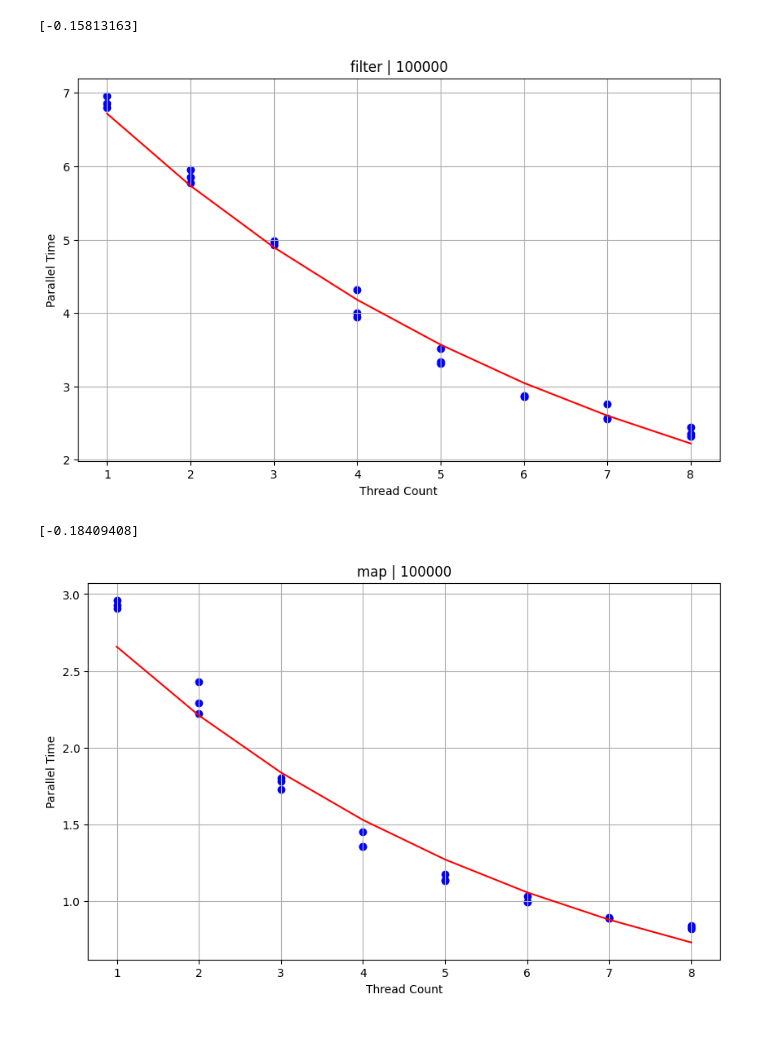
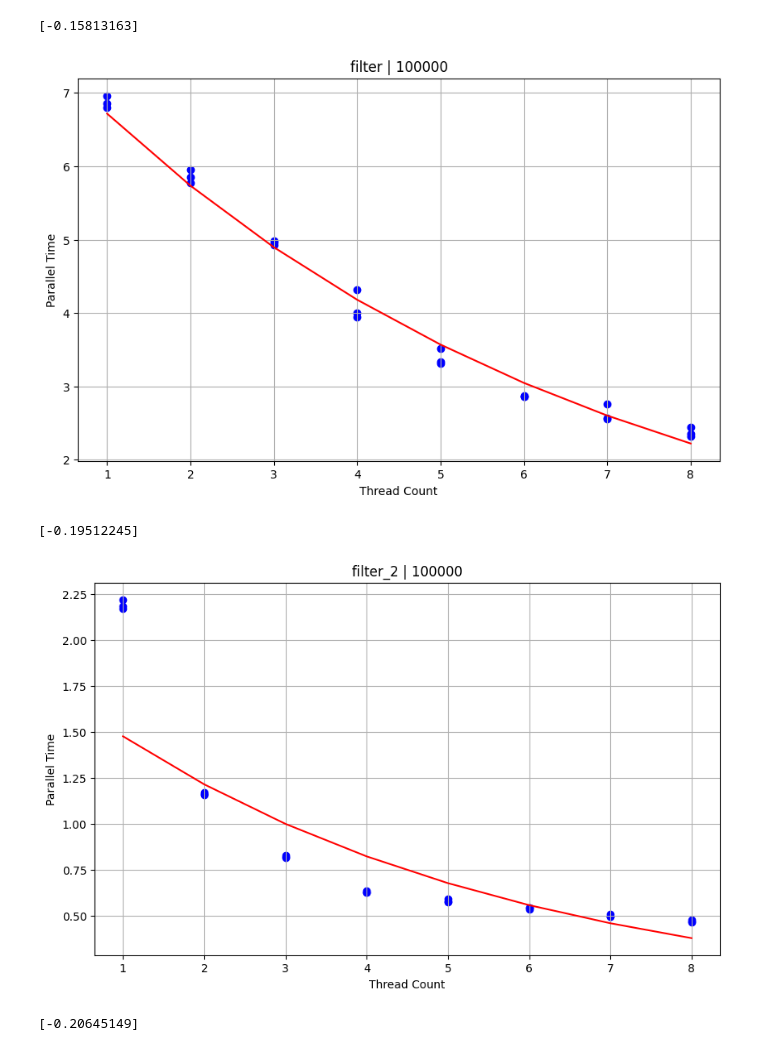
Before and after one commit to jhbarr/CSC-297, a Jupyter notebook: graph_plots.ipynb, the cells around one changed output. Drawn from its saved outputs; the diff is of its cells as text; code cells hidden in the pictures.

```diff
--- a/graph_plots.ipynb
+++ b/graph_plots.ipynb
@@ -5,7 +5,7 @@ import numpy as np
 from sklearn.linear_model import LinearRegression
 # %%
 # files = ['reduce', 'map', 'filter']
-files = ['filter', 'map']
+files = ['filter', 'filter_2', 'map']
 
 for file in files:
     df = pd.read_csv(f"Web Workers/Data/{file}_data.csv")
@@ -15,32 +15,33 @@ for file in files:
     # We'll group by Thread Count to get average Parallel Time per thread
     grouped = df.groupby('Thread Count')['Parallel Time'].mean().reset_index()
     grouped['Natural Log Time'] = np.log(grouped['Parallel Time'])
 
     model = LinearRegression()
     model.fit(grouped[['Thread Count']], grouped['Natural Log Time'])
     X_pred = grouped[['Thread Count']]
     ln_pred = model.predict(X_pred)
 
     # Convert predictions back to original scale: Parallel Time = exp(predicted ln(time))
     parallel_time_pred = np.exp(ln_pred)
 
     print(model.coef_)
 
     # Create scatter plot
     plt.figure(figsize=(10, 6))
     plt.scatter(df['Thread Count'], df['Parallel Time'], color='blue')
     plt.plot(grouped['Thread Count'], parallel_time_pred, color='red', label='Regression Fit (exp model)')
 
     # Add labels and title
     plt.xlabel('Thread Count')
     plt.ylabel('Parallel Time')
     plt.title(f"{file} | {i}")
     plt.grid(True)
 
     # Show the plot
     plt.show()
 # %% [output]
 [-0.15813163]
 [figure]
-[-0.18409408]
+[-0.19512245]
-[figure, old version]
+[figure, new version]
+[-0.20645149]
```
Also changed, not shown: parts of 1 cell of this notebook, 13 other files.
